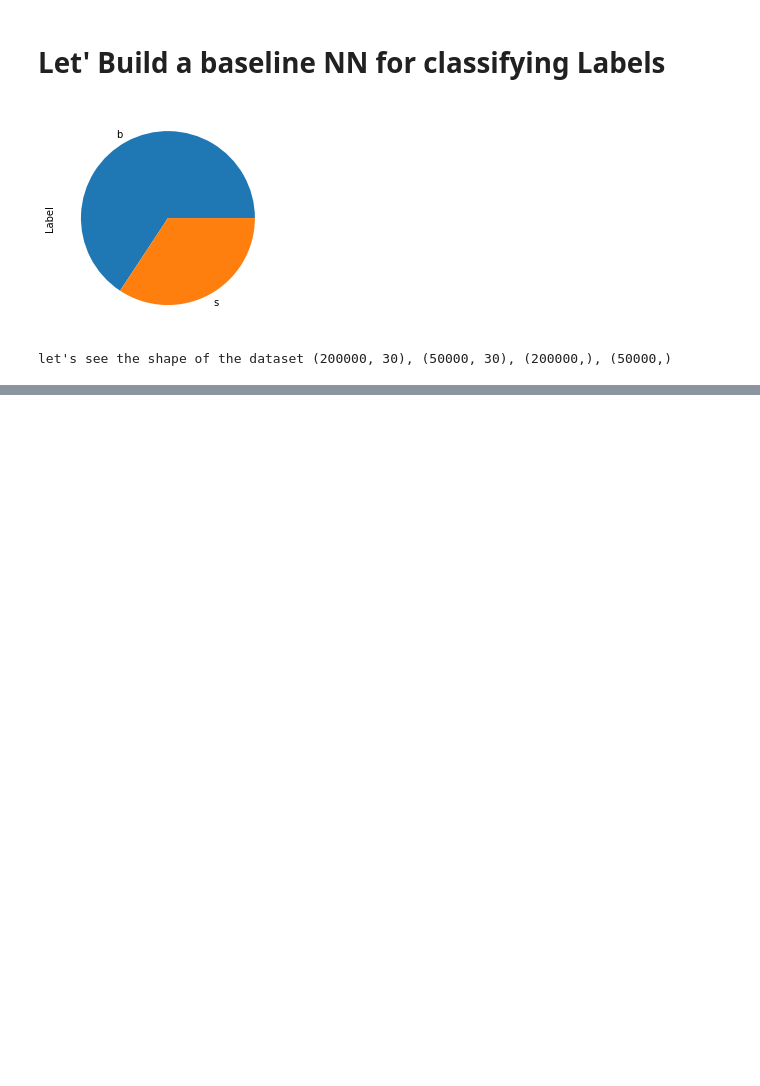
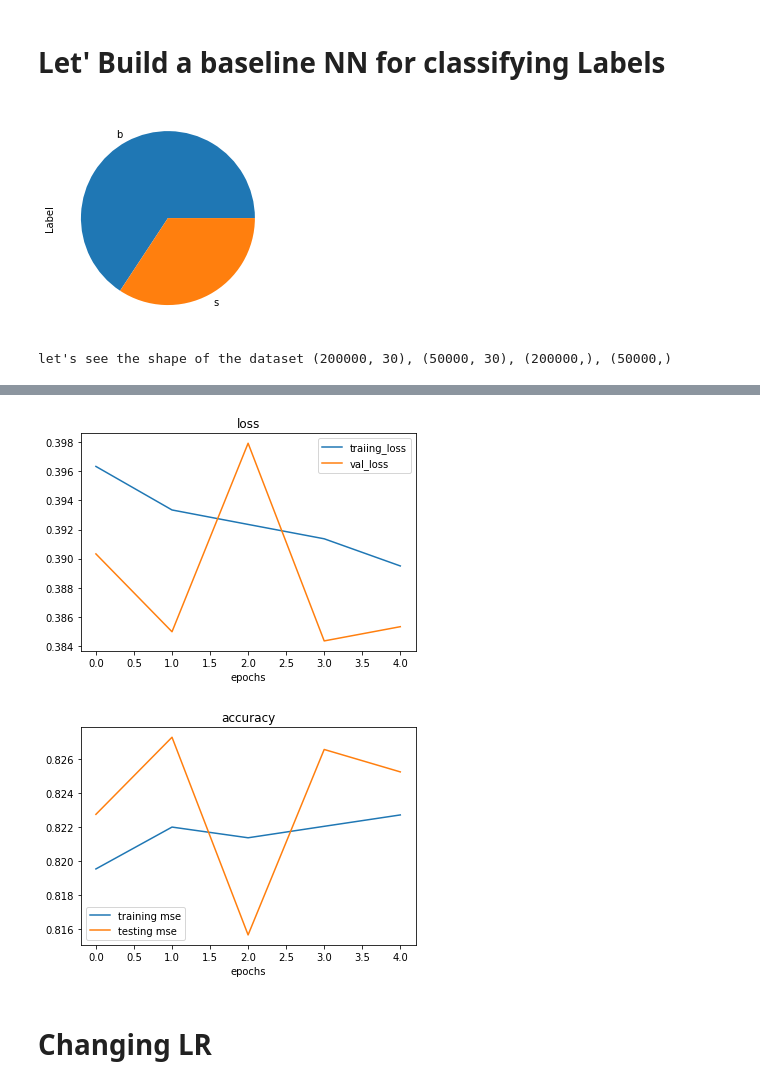
Before and after one commit to rushikeshnaik779/HiggsBoson, a Jupyter notebook: HiggsBoson_baseline.ipynb, the cells around one changed output, grey strips where cells are left out. Saved outputs shown, nothing was run; the diff lists cells and outputs as text; code cells hidden in the pictures; blank space fills up the shorter version.

```diff
--- a/HiggsBoson_baseline.ipynb
+++ b/HiggsBoson_baseline.ipynb
@@ -245,0 +382,4 @@ plot_loss_curves(history_2)
+# %%
+history_2 = model.fit(X_train, y_train_label, epochs=5, validation_data=(X_test, y_test_label))
+plot_loss_curves(history_2)
+# %% [output]
@@ -245,0 +396,4 @@ plot_loss_curves(history_2)
+[figure, added]
+[figure, added]
+# %% [markdown]
+# Changing LR
```
Also changed, not shown: parts of 14 cells of this notebook.
